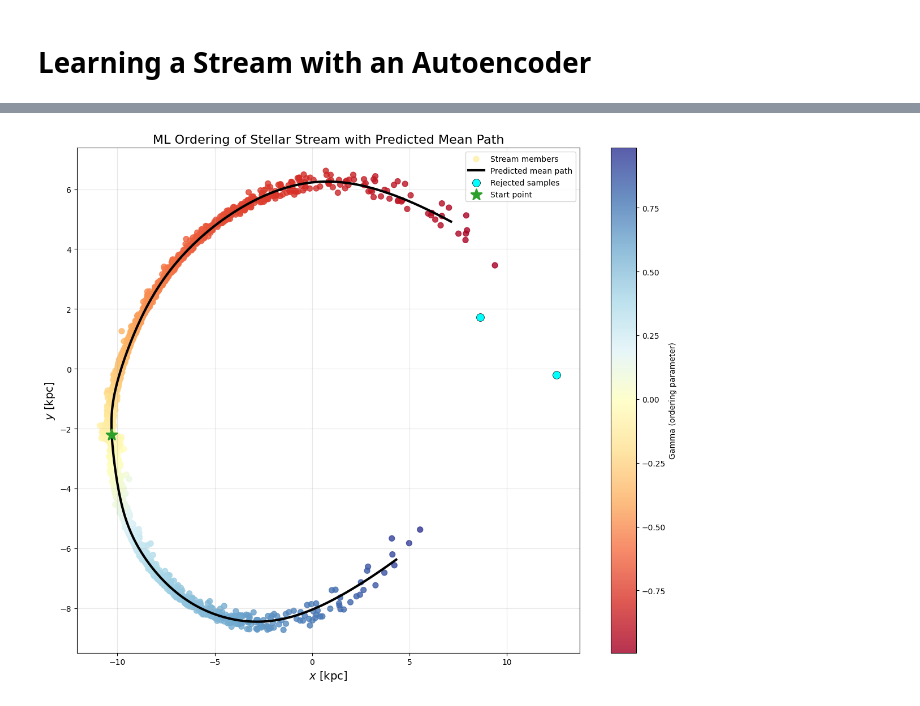
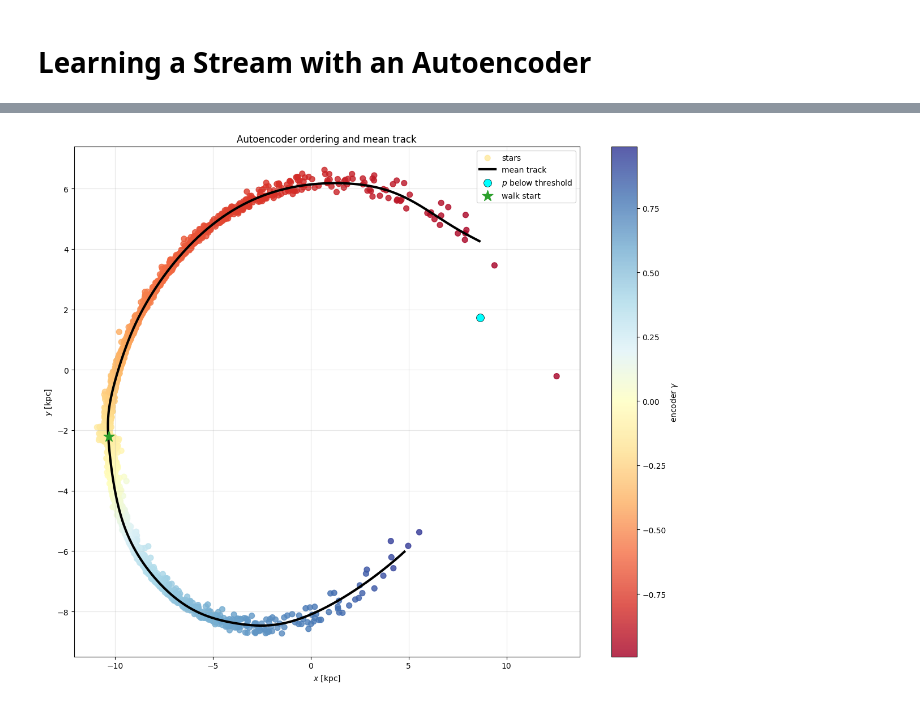
Before and after one commit to GalacticDynamics/phasecurvefit, a Jupyter notebook: docs/tutorials/stream_autoencoder.ipynb, the cells around one changed output, grey strips where cells are left out. Cells and saved outputs as stored; diff of their text form; code cells hidden in the pictures.

```diff
--- a/docs/tutorials/stream_autoencoder.ipynb
+++ b/docs/tutorials/stream_autoencoder.ipynb
@@ -171,0 +252,11 @@ Final loss: 0.235785
+# %%
+key, model_key, train_key = jr.split(key, 3)
+normalizer = pcf.nn.StandardScalerNormalizer(qs, ps)
+model = pcf.nn.PathAutoencoder.make(
+    normalizer, gamma_range=walkresult.gamma_range, key=model_key
+)
+
+train_config = pcf.nn.TrainingConfig()  # the defaults, kept for reference below
+result, opt_states, losses = pcf.nn.train_autoencoder(
+    model, walkresult, config=train_config, key=train_key
+)
@@ -172,64 +374,46 @@ Final loss: 0.235785
 # %%
-# Visualize the ML-filled path in 2D with mean path prediction
+all_gamma, all_probs = result.model.encode(walkresult.positions, walkresult.velocities)
+rejected = all_probs < train_config.member_threshold
+track = result(jnp.linspace(*result.gamma_range, 1_000))
+
 fig, ax = plt.subplots(figsize=(12, 10))
-
-# all_gamma, all_probs = jax.vmap(model.encoder)(all_ws)
-all_gamma, all_probs = result.model.encode(walkresult.positions, walkresult.velocities)
-rejected_membership = all_probs < 0.5
-qs_pred = result(jnp.linspace(-0.95, 0.95, 1_000))
-
-# Plot all points with gradient coloring
 im = ax.scatter(
     np.asarray(qs["x"]),
     np.asarray(qs["y"]),
     s=50,
     c=np.asarray(all_gamma),
     cmap="RdYlBu",
     alpha=0.8,
-    label="Stream members",
+    label="stars",
 )
-
-# Plot predicted mean path
-ax.plot(
-    np.asarray(qs_pred["x"]),
-    np.asarray(qs_pred["y"]),
-    c="k",
-    lw=3,
-    label="Predicted mean path",
-)
-
-# Mark rejected samples in cyan
+ax.plot(np.asarray(track["x"]), np.asarray(track["y"]), c="k", lw=3, label="mean track")
 ax.scatter(
-    np.asarray(qs["x"][rejected_membership]),
-    np.asarray(qs["y"][rejected_membership]),
+    np.asarray(qs["x"][rejected]),
+    np.asarray(qs["y"][rejected]),
     s=100,
     c="cyan",
-    alpha=1.0,
-    marker="o",
     edgecolors="black",
     linewidths=0.5,
-    label="Rejected samples",
+    label=r"$p$ below threshold",
 )
-
-# Mark start point
 ax.scatter(
     np.asarray(qs["x"][start_idx]),
     np.asarray(qs["y"][start_idx]),
     s=200,
     c="tab:green",
     marker="*",
-    label="Start point",
-    linewidths=2,
+    label="walk start",
     zorder=5,
 )
-
-ax.set_xlabel(r"$x$ [kpc]", fontsize=14)
-ax.set_ylabel(r"$y$ [kpc]", fontsize=14)
-ax.set_title("ML Ordering of Stellar Stream with Predicted Mean Path", fontsize=16)
-fig.colorbar(im, ax=ax, label="Gamma (ordering parameter)")
-ax.legend(loc="upper right", fontsize=10)
+fig.colorbar(im, ax=ax, label=r"encoder $\gamma$")
+ax.set(
+    xlabel=r"$x$ [kpc]",
+    ylabel=r"$y$ [kpc]",
+    title="Autoencoder ordering and mean track",
+)
+ax.legend(loc="upper right")
 ax.grid(True, alpha=0.3)
 plt.tight_layout()
-plt.show();
+plt.show()
 # %% [output]
-[figure, old version]
+[figure, new version]
```
Also changed, not shown: parts of 24 cells of this notebook, 1 other file.
